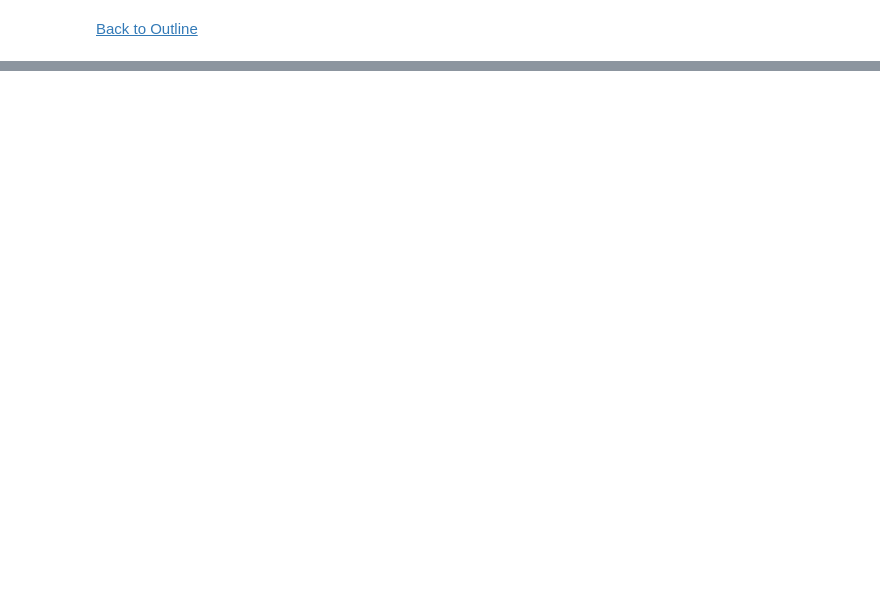
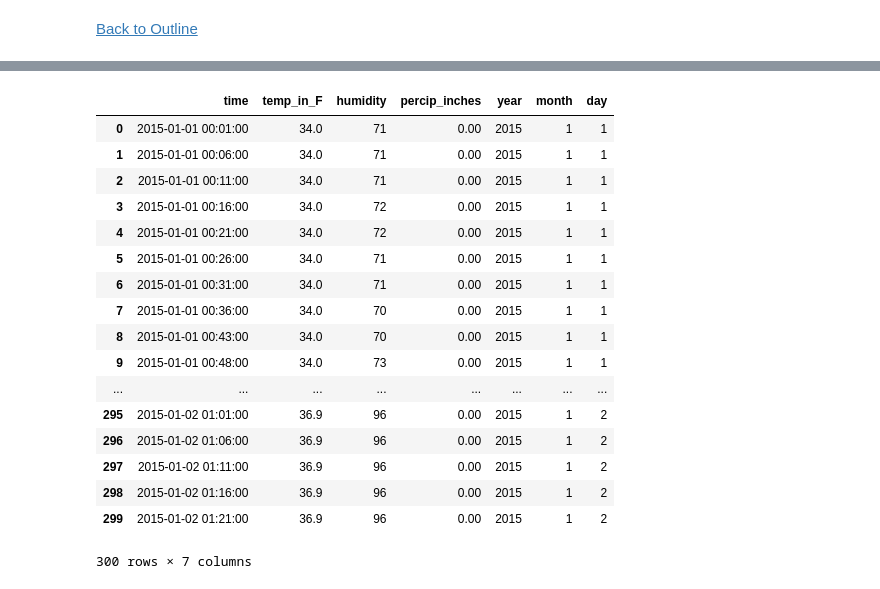
Before and after one commit to SteeleAlloy/final_capstone, a Jupyter notebook: weather_data_cleaning.ipynb, the cells around one changed output, grey strips where cells are left out. Drawn from its saved outputs; the diff is of its cells as text; code cells hidden in the pictures; blank space fills up the shorter version.

```diff
--- a/weather_data_cleaning.ipynb
+++ b/weather_data_cleaning.ipynb
@@ -51,0 +93,3 @@ import os
+# %%
+# Let's whittle this df down to the columns we want (time, temp,humidty, hourly percipitation )
+df1= df1[['time', 'temperaturef','humidity', 'hourlyprecipin']]
@@ -51,0 +112,3 @@ import os
+# %%
+# Renaming columns to make easier to understand
+df1.rename(columns= {'temperaturef': 'temp_in_F', 'hourlyprecipin':'percip_inches'}, inplace = True)
@@ -51,0 +133,3 @@ import os
+# %%
+# Converting time to a date time so it can be split
+df1['time']= pd.to_datetime(df1['time'])
@@ -51,0 +157,27 @@ import os
+# %%
+# Creating a new colum for month, day, and year
+df1['year']= df1['time'].dt.year
+df1['month'] = df1['time'].dt.month
+df1['day'] = df1['time'].dt.day
+# %%
+# Visual check of the first 300 rows of data
+df1.head(300)
+# %% [output]
+|  | time | temp_in_F | humidity | percip_inches | year | month | day |
+| 0 | 2015-01-01 00:01:00 | 34.0 | 71 | 0.00 | 2015 | 1 | 1 |
+| 1 | 2015-01-01 00:06:00 | 34.0 | 71 | 0.00 | 2015 | 1 | 1 |
+| 2 | 2015-01-01 00:11:00 | 34.0 | 71 | 0.00 | 2015 | 1 | 1 |
+| 3 | 2015-01-01 00:16:00 | 34.0 | 72 | 0.00 | 2015 | 1 | 1 |
+| 4 | 2015-01-01 00:21:00 | 34.0 | 72 | 0.00 | 2015 | 1 | 1 |
+| 5 | 2015-01-01 00:26:00 | 34.0 | 71 | 0.00 | 2015 | 1 | 1 |
+| 6 | 2015-01-01 00:31:00 | 34.0 | 71 | 0.00 | 2015 | 1 | 1 |
+| 7 | 2015-01-01 00:36:00 | 34.0 | 70 | 0.00 | 2015 | 1 | 1 |
+| 8 | 2015-01-01 00:43:00 | 34.0 | 70 | 0.00 | 2015 | 1 | 1 |
+| 9 | 2015-01-01 00:48:00 | 34.0 | 73 | 0.00 | 2015 | 1 | 1 |
+| ... | ... | ... | ... | ... | ... | ... | ... |
+| 295 | 2015-01-02 01:01:00 | 36.9 | 96 | 0.00 | 2015 | 1 | 2 |
+| 296 | 2015-01-02 01:06:00 | 36.9 | 96 | 0.00 | 2015 | 1 | 2 |
+| 297 | 2015-01-02 01:11:00 | 36.9 | 96 | 0.00 | 2015 | 1 | 2 |
+| 298 | 2015-01-02 01:16:00 | 36.9 | 96 | 0.00 | 2015 | 1 | 2 |
+| 299 | 2015-01-02 01:21:00 | 36.9 | 96 | 0.00 | 2015 | 1 | 2 |
+300 rows × 7 columns
```
Also changed, not shown: parts of 92 cells of this notebook, 1 other file.
